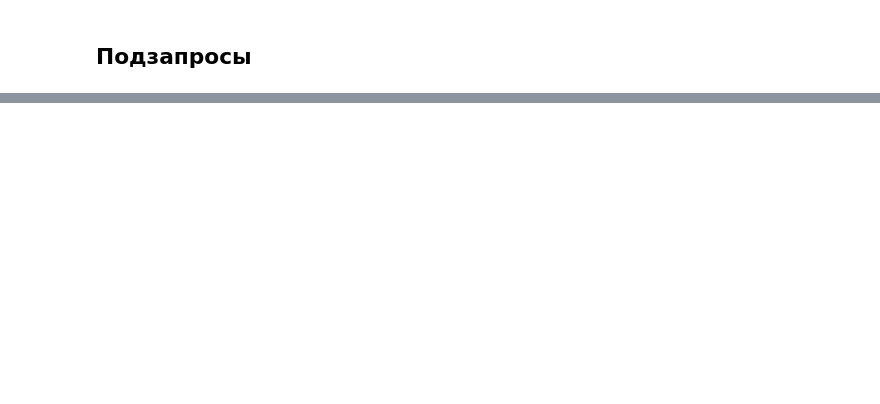
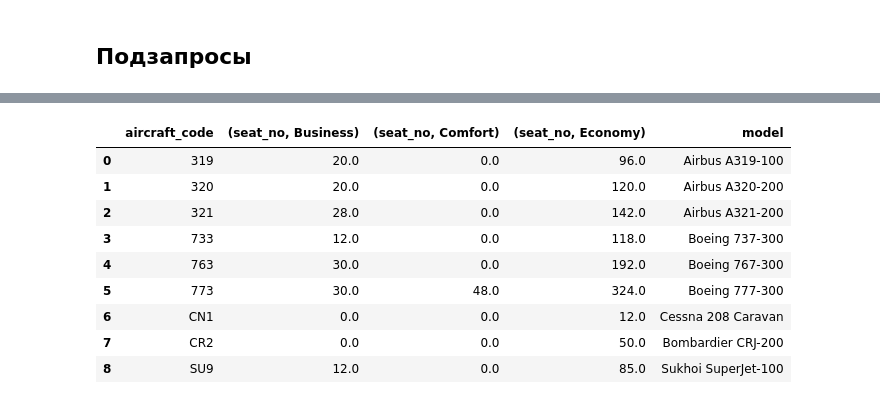
Before and after one commit to novayazarya/postgresql, a Jupyter notebook: raw-sql-vs-pandas-cookbook.ipynb, the cells around one changed output, grey strips where cells are left out. Saved outputs shown, nothing was run; the diff lists cells and outputs as text; code cells hidden in the pictures; blank space fills up the shorter version.

```diff
--- a/raw-sql-vs-pandas-cookbook.ipynb
+++ b/raw-sql-vs-pandas-cookbook.ipynb
@@ -1035,0 +1200,14 @@ asia_airports.sort_values(['timezone', 'rank'])
+# %%
+seats['aircraft_code', .pivot_table(index='aircraft_code', columns='fare_conditions', aggfunc='count') \
+                 .merge(aircrafts[['aircraft_code', 'model']], on='aircraft_code').fillna(0)
+# %% [output]
+|  | aircraft_code | (seat_no, Business) | (seat_no, Comfort) | (seat_no, Economy) | model |
+| 0 | 319 | 20.0 | 0.0 | 96.0 | Airbus A319-100 |
+| 1 | 320 | 20.0 | 0.0 | 120.0 | Airbus A320-200 |
+| 2 | 321 | 28.0 | 0.0 | 142.0 | Airbus A321-200 |
+| 3 | 733 | 12.0 | 0.0 | 118.0 | Boeing 737-300 |
+| 4 | 763 | 30.0 | 0.0 | 192.0 | Boeing 767-300 |
+| 5 | 773 | 30.0 | 48.0 | 324.0 | Boeing 777-300 |
+| 6 | CN1 | 0.0 | 0.0 | 12.0 | Cessna 208 Caravan |
+| 7 | CR2 | 0.0 | 0.0 | 50.0 | Bombardier CRJ-200 |
+| 8 | SU9 | 12.0 | 0.0 | 85.0 | Sukhoi SuperJet-100 |
```
Also changed, not shown: parts of 28 cells of this notebook.
